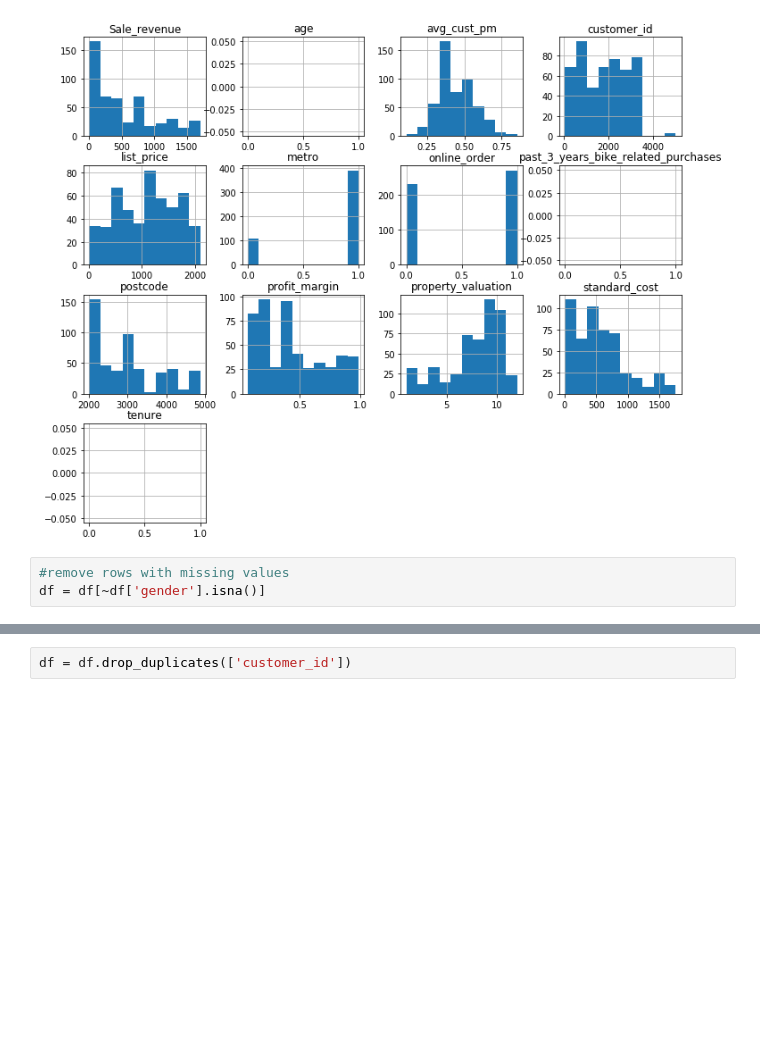
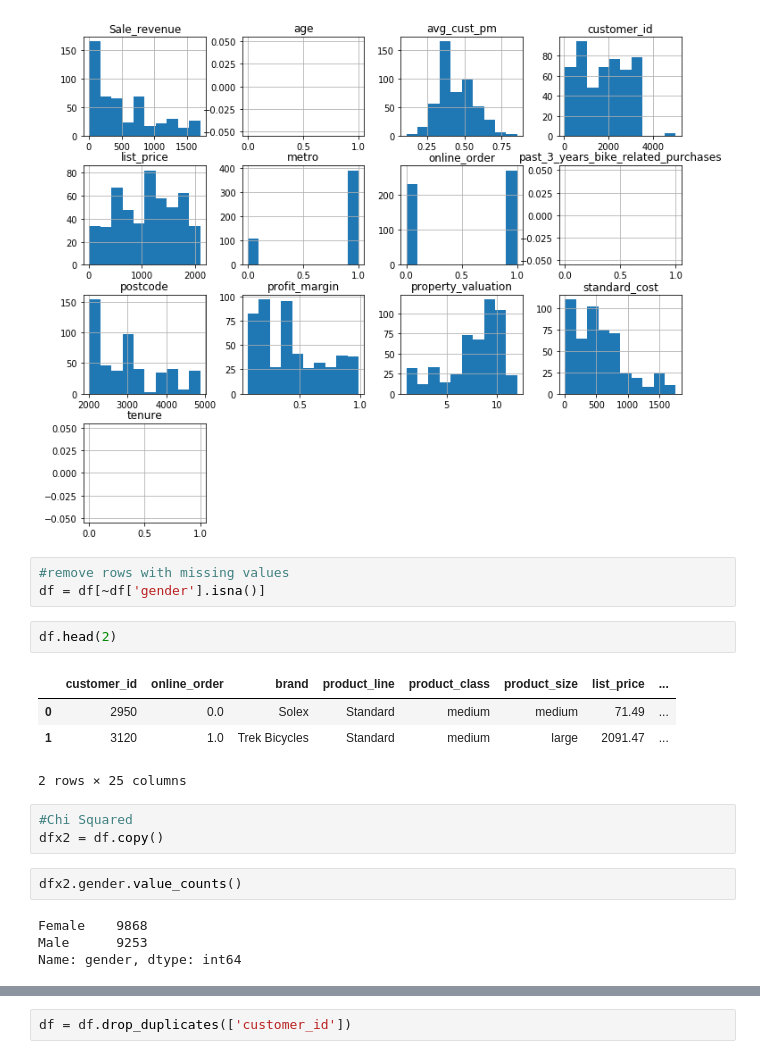
Before and after one commit to jomlearn2/KPMG_Internship, a Jupyter notebook: Notebook 3 - Model.ipynb, the cells around one changed output, grey strips where cells are left out. Drawn from its saved outputs; the diff is of its cells as text; blank space fills up the shorter version.

```diff
--- a/Notebook 3 - Model.ipynb
+++ b/Notebook 3 - Model.ipynb
@@ -103,3 +107,19 @@ feat.hist(figsize=(12,10));
 # %%
 #remove rows with missing values
 df = df[~df['gender'].isna()]
+# %%
+df.head(2)
+# %% [output]
+|  | customer_id | online_order | brand | product_line | product_class | product_size | list_price | ... |
+| 0 | 2950 | 0.0 | Solex | Standard | medium | medium | 71.49 | ... |
+| 1 | 3120 | 1.0 | Trek Bicycles | Standard | medium | large | 2091.47 | ... |
+2 rows × 25 columns
+# %%
+#Chi Squared
+dfx2 = df.copy()
+# %%
+dfx2.gender.value_counts()
+# %% [output]
+Female    9868
+Male      9253
+Name: gender, dtype: int64
```
Also changed, not shown: parts of 19 cells of this notebook.
